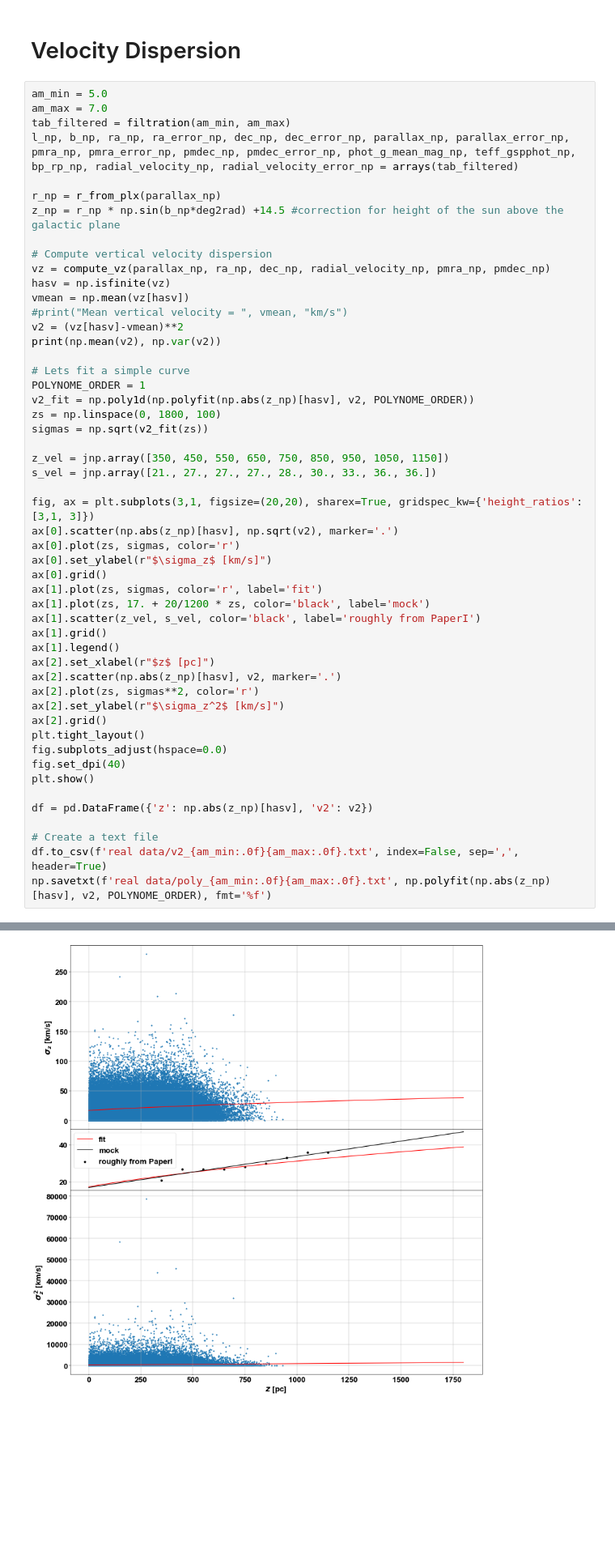
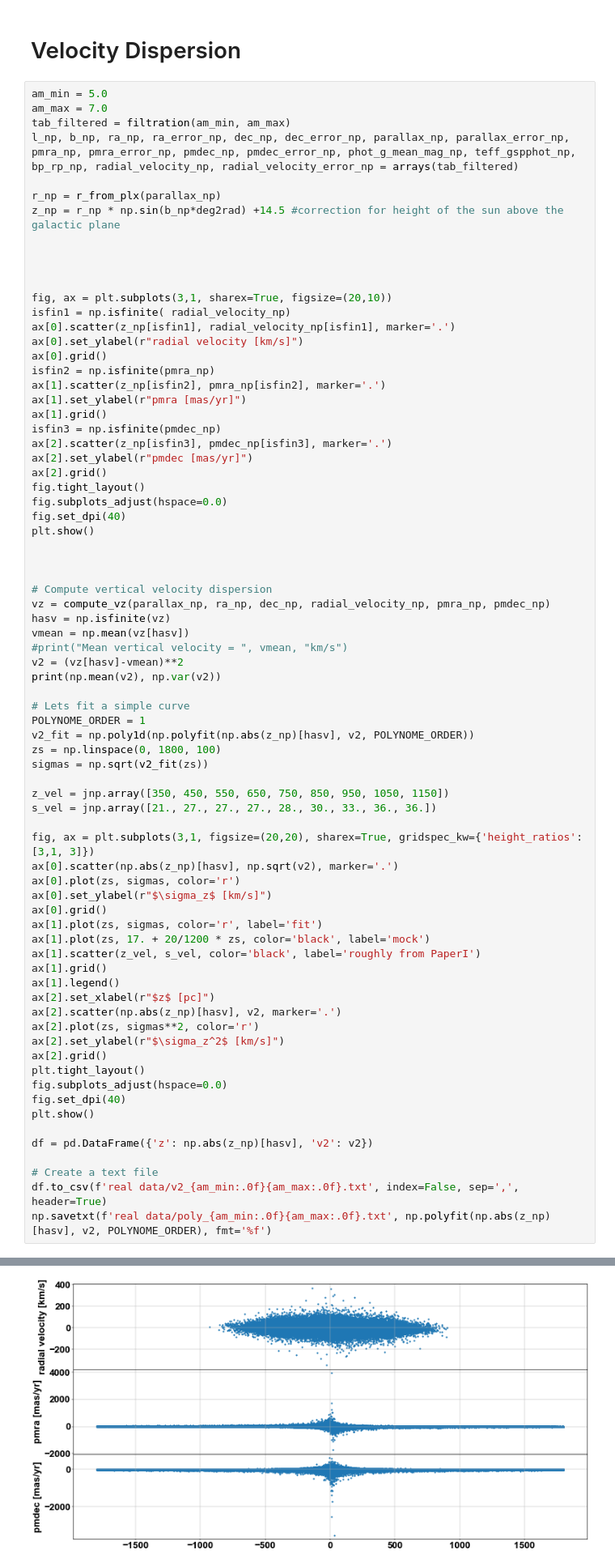
Before and after one commit to rubba0220/Bachelorarbeit, a Jupyter notebook: GaiaDR3_Data.ipynb, the cells around one changed output, grey strips where cells are left out. Shown at 81% size. Saved outputs shown, nothing was run; the diff lists cells and outputs as text; blank space fills up the shorter version.

```diff
--- a/GaiaDR3_Data.ipynb
+++ b/GaiaDR3_Data.ipynb
@@ -357,6 +357,29 @@ l_np, b_np, ra_np, ra_error_np, dec_np, dec_error_np, parallax_np, parallax_erro
 
 r_np = r_from_plx(parallax_np)
 z_np = r_np * np.sin(b_np*deg2rad) +14.5 #correction for height of the sun above the galactic plane
+
+
+
+
+fig, ax = plt.subplots(3,1, sharex=True, figsize=(20,10))
+isfin1 = np.isfinite( radial_velocity_np)
+ax[0].scatter(z_np[isfin1], radial_velocity_np[isfin1], marker='.')
+ax[0].set_ylabel(r"radial velocity [km/s]")
+ax[0].grid()
+isfin2 = np.isfinite(pmra_np)
+ax[1].scatter(z_np[isfin2], pmra_np[isfin2], marker='.')
+ax[1].set_ylabel(r"pmra [mas/yr]")
+ax[1].grid()
+isfin3 = np.isfinite(pmdec_np)
+ax[2].scatter(z_np[isfin3], pmdec_np[isfin3], marker='.')
+ax[2].set_ylabel(r"pmdec [mas/yr]")
+ax[2].grid()
+fig.tight_layout()
+fig.subplots_adjust(hspace=0.0)
+fig.set_dpi(40)
+plt.show()
+
+
 
 # Compute vertical velocity dispersion
 vz = compute_vz(parallax_np, ra_np, dec_np, radial_velocity_np, pmra_np, pmdec_np)
@@ -411 +433 @@ We are left with 2.97e+05 sources
-[figure, old version]
+[figure, new version]
```
Also changed, not shown: parts of 1 cell of this notebook, 2 other files.
